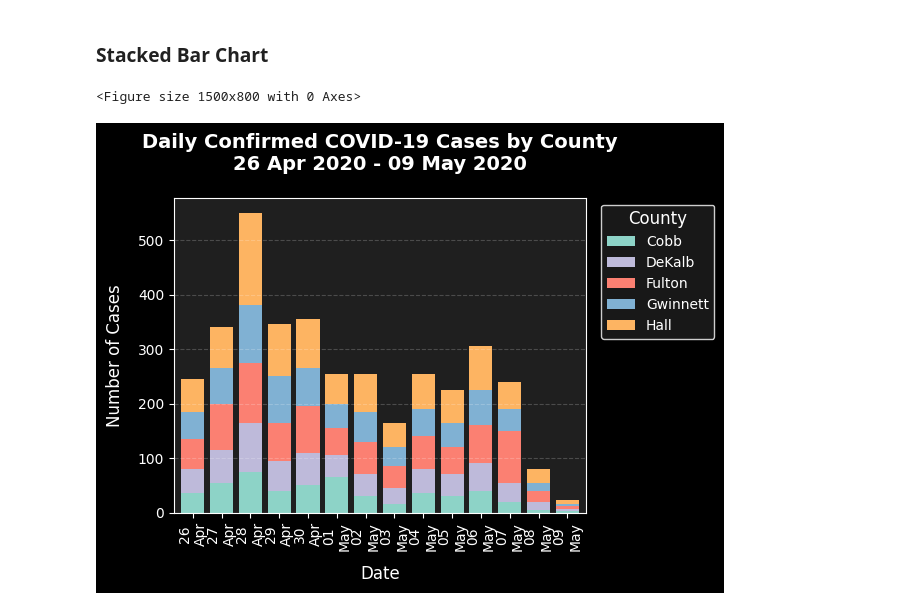
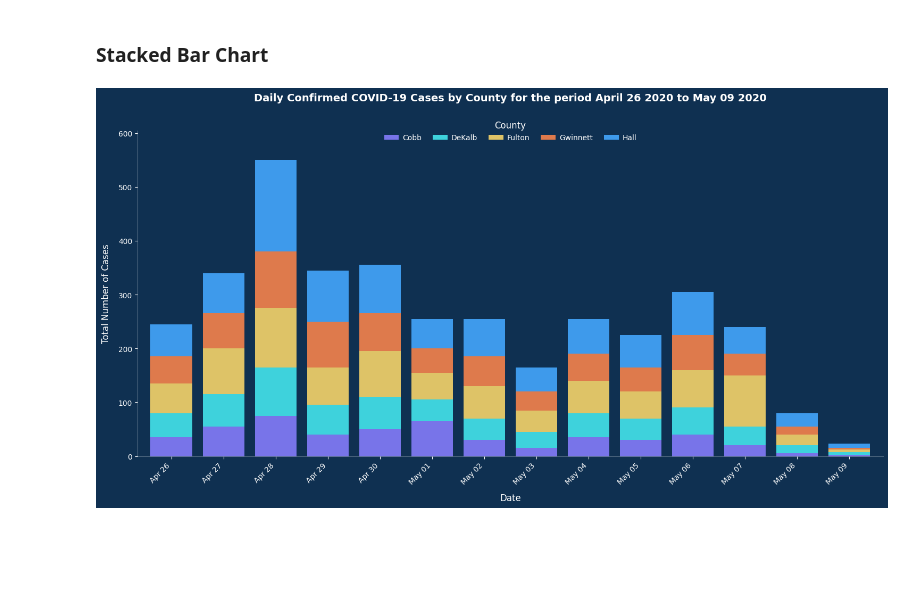
Before and after one commit to tom-gemini-cloud/georgia_covid_data_visualisations, a Jupyter notebook: georgia_covid_visualisations.ipynb, the cells around one changed output. Drawn from its saved outputs; the diff is of its cells as text; code cells hidden in the pictures; blank space fills up the shorter version.

```diff
--- a/georgia_covid_visualisations.ipynb
+++ b/georgia_covid_visualisations.ipynb
@@ -4,12 +4,15 @@
 import matplotlib.pyplot as plt
 import pandas as pd
 import seaborn as sns
-import matplotlib.dates as mdates
 
 # Set the style
 plt.style.use('dark_background')
-# Use the specified muted palette
-muted_palette = ['#8dd3c7', '#bebada', '#fb8072', '#80b1d3', '#fdb462']
+# The Georgia County Colour Palette [Cobb, DeKalb, Fulton, Gwinnett, Hall]
+georgia_palette = ['#7874E9', '#3ED2DC', '#DEC367', '#DE7A4C', '#3E9AEB']
+
+# Set background color for the entire figure
+plt.rcParams['figure.facecolor'] = '#0F3051'
+plt.rcParams['axes.facecolor'] = '#0F3051'
 
 # Data
 dates = pd.date_range(start='2020-04-26', periods=14)
@@ -21,54 +24,57 @@ hall = [60, 75, 170, 95, 90, 55, 70, 45, 65, 60, 80, 50, 25, 8]
 
 # Create DataFrame
 data = {
-    'Date': dates,
+    'Date': dates.strftime('%b %d'),
     'Cobb': cobb,
     'DeKalb': dekalb,
     'Fulton': fulton,
     'Gwinnett': gwinnett,
     'Hall': hall
 }
 df = pd.DataFrame(data)
 df.set_index('Date', inplace=True)
 
-# Create the plot
-plt.figure(figsize=(15, 8))
-ax = df.plot(kind='bar', stacked=True, width=0.8, color=muted_palette)
+# Create a single figure and axis
+fig, ax = plt.subplots(figsize=(15, 8))
+
+# Plot stacked bar chart
+df.plot(kind='bar', stacked=True, width=0.8, color=georgia_palette, ax=ax)
 
 # Customize the plot
-plt.title('Daily Confirmed COVID-19 Cases by County\n26 Apr 2020 - 09 May 2020',
-          pad=20, fontsize=14, fontweight='bold', color='white')
+plt.title('Daily Confirmed COVID-19 Cases by County for the period April 26 2020 to May 09 2020',
+          pad=40, fontsize=14, fontweight='bold', color='white')
 plt.xlabel('Date', fontsize=12, labelpad=10, color='white')
-plt.ylabel('Number of Cases', fontsize=12, labelpad=10, color='white')
+plt.ylabel('Total Number of Cases', fontsize=12, labelpad=10, color='white')
+
+# Adjust the y-axis limit based on stacked totals
+y_max = df.sum(axis=1).max() * 1.1  # Add 10% padding
+ax.set_ylim(0, y_max)
 
 # Customize legend
 plt.legend(title='County', title_fontsize=12, fontsize=10,
-          bbox_to_anchor=(1.02, 1), loc='upper left',
-          facecolor='#1f1f1f', edgecolor='white')
-
-# Customize grid
-plt.grid(axis='y', linestyle='--', alpha=0.3, color='white')
+          loc='upper center', bbox_to_anchor=(0.5, 1.05),
+          ncol=5, columnspacing=1.5, handletextpad=0.5,
+          facecolor='#0F3051', edgecolor='none')
 
 # Format x-axis
-ax.set_xticklabels([d.strftime('%d\n%b') for d in dates])
-plt.xticks(color='white')
+plt.xticks(rotation=45, ha='right', color='white')
 plt.yticks(color='white')
 
-# Set background color
-ax.set_facecolor('#1f1f1f')
+# Remove top and right spines, style bottom and left
+plt.gca().spines['top'].set_visible(False)
+plt.gca().spines['right'].set_visible(False)
 plt.gca().spines['bottom'].set_color('white')
-plt.gca().spines['top'].set_color('white')
 plt.gca().spines['left'].set_color('white')
-plt.gca().spines['right'].set_color('white')
+plt.gca().spines['bottom'].set_alpha(0.3)
+plt.gca().spines['left'].set_alpha(0.3)
 
-# Add thin horizontal lines for better readability
-ax.yaxis.grid(True, linestyle='--', alpha=0.2, color='white')
+# Turn off grid
+ax.grid(False)
 
-# Adjust layout with more bottom space for dates
+# Adjust layout
 plt.tight_layout()
 
 # Show the plot
 plt.show()
 # %% [output]
-<Figure size 1500x800 with 0 Axes>
-[figure, old version]
+[figure, new version]
```
Also changed, not shown: parts of 4 cells of this notebook, 1 other file.
